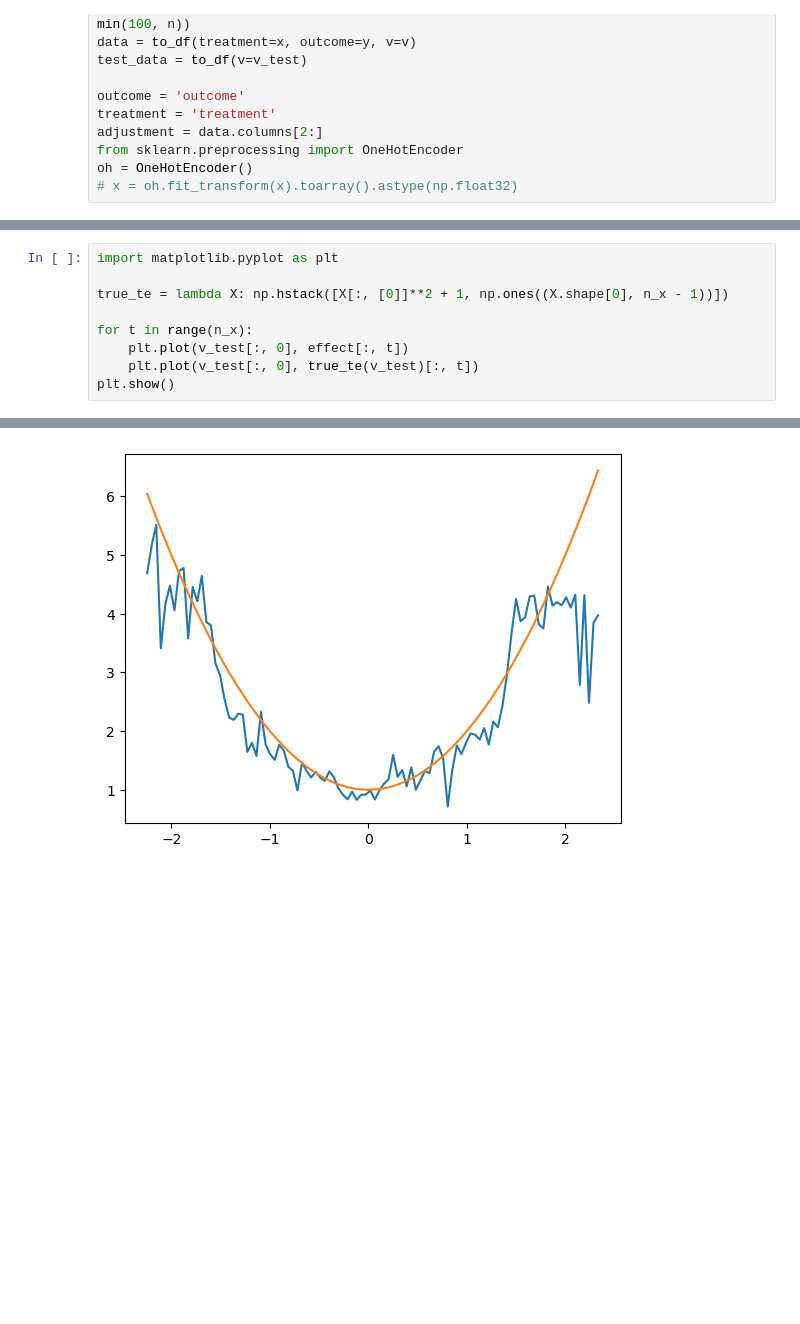
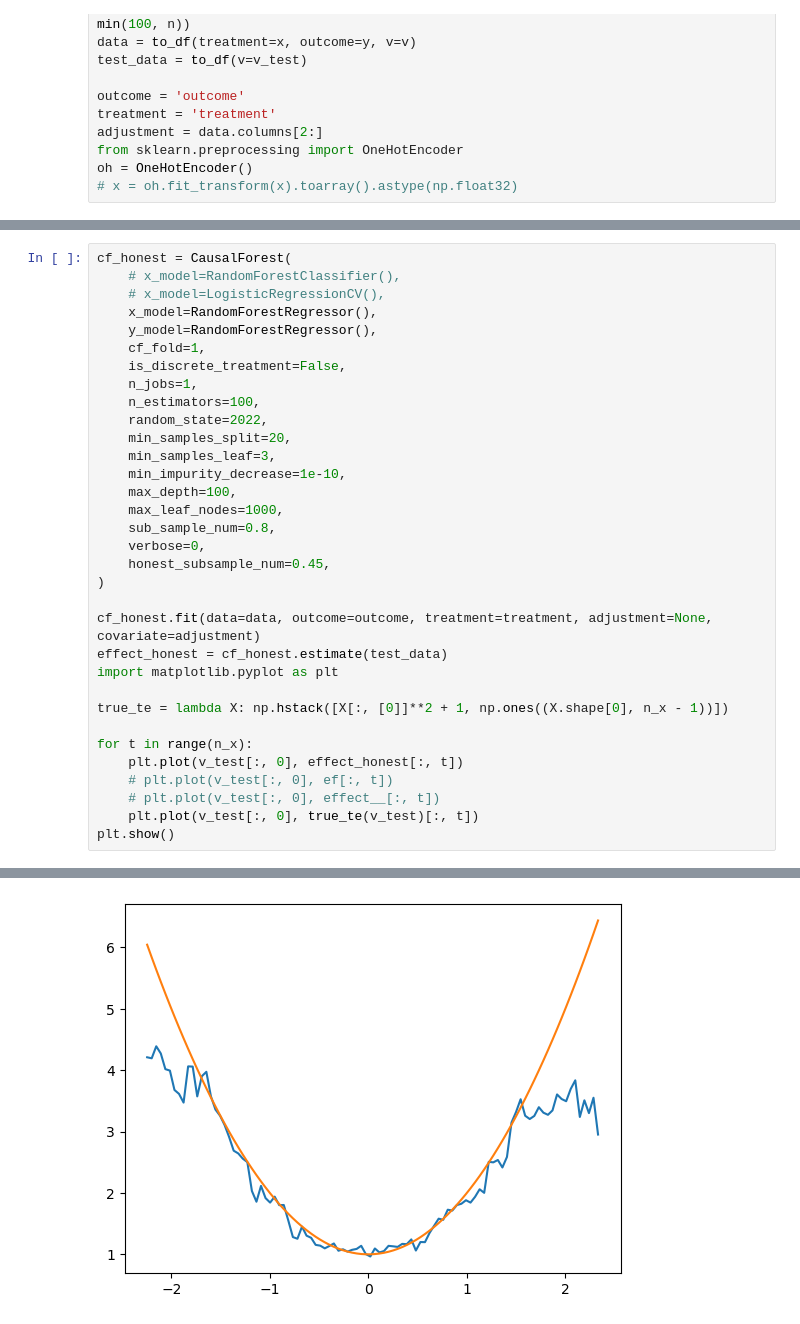
Before and after one commit to DataCanvasIO/YLearn, a Jupyter notebook: example_usages/test_causal_forest.ipynb, the cells around one changed output, grey strips where cells are left out. Drawn from its saved outputs; the diff is of its cells as text; blank space fills up the shorter version.

Commit message:
add honest split of grf and causal forest

```diff
--- a/example_usages/test_causal_forest.ipynb
+++ b/example_usages/test_causal_forest.ipynb
@@ -77,10 +78,34 @@ effect = cf.estimate(test_data)
 # %%
+cf_honest = CausalForest(
+    # x_model=RandomForestClassifier(),
+    # x_model=LogisticRegressionCV(),
+    x_model=RandomForestRegressor(),
+    y_model=RandomForestRegressor(),
+    cf_fold=1,
+    is_discrete_treatment=False,
+    n_jobs=1,
+    n_estimators=100,
+    random_state=2022,
+    min_samples_split=20,
+    min_samples_leaf=3,
+    min_impurity_decrease=1e-10,
+    max_depth=100,
+    max_leaf_nodes=1000,
+    sub_sample_num=0.8,
+    verbose=0,
+    honest_subsample_num=0.45,
+)
+
+cf_honest.fit(data=data, outcome=outcome, treatment=treatment, adjustment=None, covariate=adjustment)
+effect_honest = cf_honest.estimate(test_data)
 import matplotlib.pyplot as plt
 
 true_te = lambda X: np.hstack([X[:, [0]]**2 + 1, np.ones((X.shape[0], n_x - 1))])
 
 for t in range(n_x):
-    plt.plot(v_test[:, 0], effect[:, t])
+    plt.plot(v_test[:, 0], effect_honest[:, t])
+    # plt.plot(v_test[:, 0], ef[:, t])
+    # plt.plot(v_test[:, 0], effect__[:, t])
     plt.plot(v_test[:, 0], true_te(v_test)[:, t])
 plt.show()
 # %% [output]
@@ -87 +114 @@ plt.show()
-[figure, old version]
+[figure, new version]
```
Also changed, not shown: parts of 10 cells of this notebook, 6 other files.
